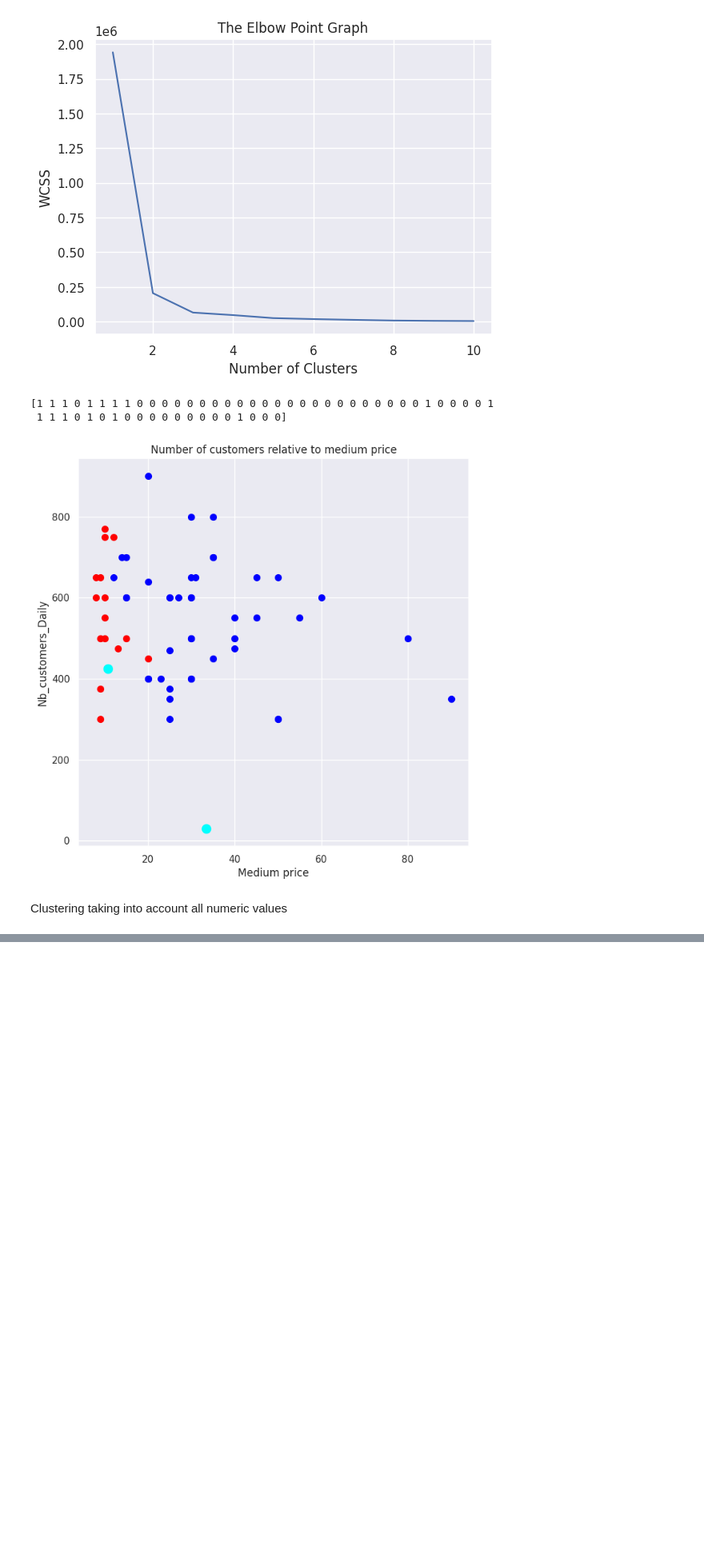
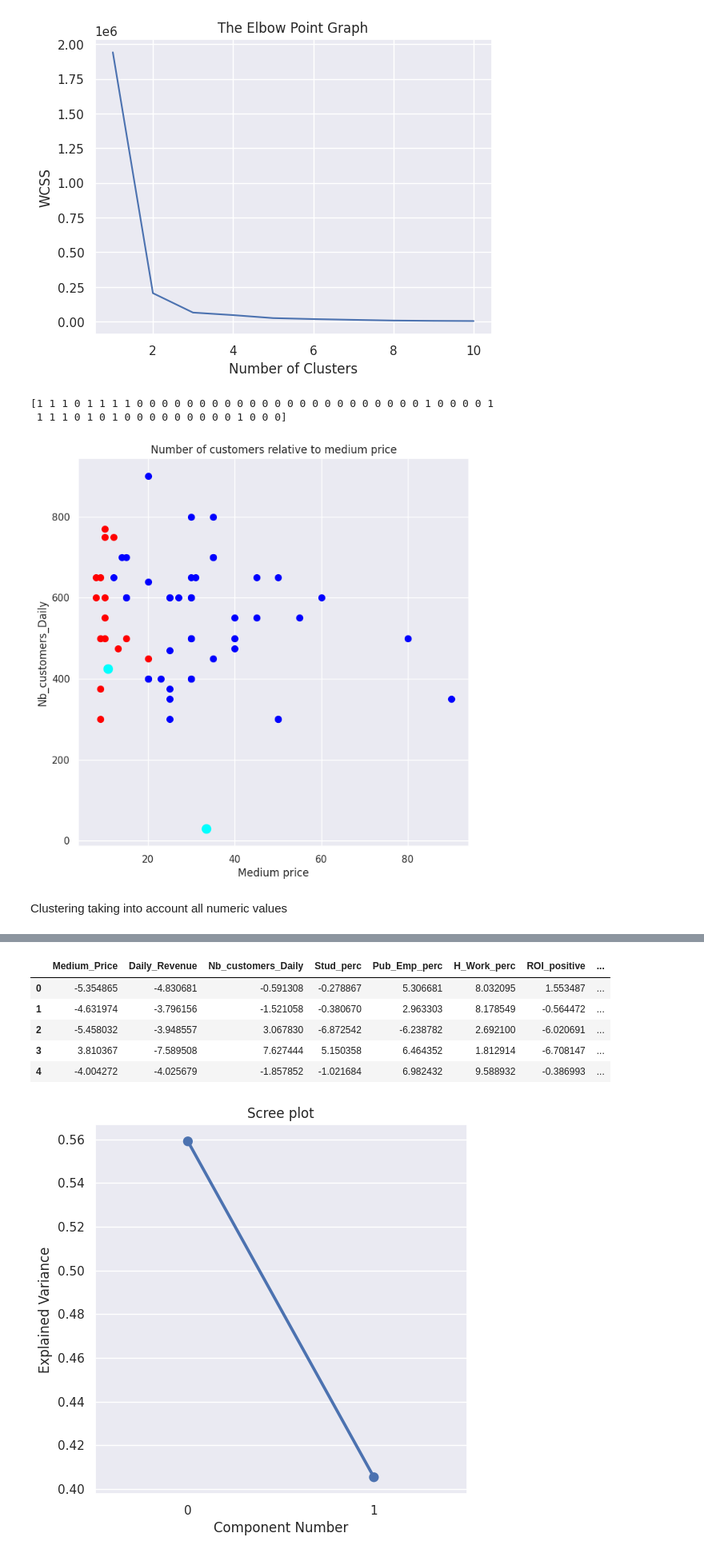
Before and after one commit to FarahOuesleti/Market_Research, a Jupyter notebook: Market_Research_Resto.ipynb, the cells around one changed output, grey strips where cells are left out. Shown at 80% size. Cells and saved outputs as stored; diff of their text form; code cells hidden in the pictures; blank space fills up the shorter version.

```diff
--- a/Market_Research_Resto.ipynb
+++ b/Market_Research_Resto.ipynb
@@ -345,0 +347,56 @@ plt.show()
+# %%
+# Append the principle components for each entry to the dataframe
+for i in range(0, pca_num_components):
+    df1['pca' + str(i + 1)] = reduced_data[:, i]
+
+display(df1.head())
+
+# Do a scree plot
+ind = np.arange(0, pca_num_components)
+(fig, ax) = plt.subplots(figsize=(6, 6))
+sns.pointplot(x=ind, y=pca.explained_variance_ratio_)
+ax.set_title('Scree plot')
+ax.set_xticks(ind)
+ax.set_xticklabels(ind)
+ax.set_xlabel('Component Number')
+ax.set_ylabel('Explained Variance')
+plt.show()
+
+# Show the points in terms of the first two PCs
+g = sns.lmplot(x='pca1',
+               y='pca2',
+               hue='ROI_positive',data=df1,
+               fit_reg=False,
+               scatter=True,
+               height=6)
+
+plt.show()
+
+# Plot a variable factor map for the first two dimensions.
+(fig, ax) = plt.subplots(figsize=(14, 14))
+for i in range(0, pca.components_.shape[1]):
+    ax.arrow(0,
+             0,  # Start the arrow at the origin
+             pca.components_[0, i],  #0 for PC1
+             pca.components_[1, i],  #1 for PC2
+             head_width=0.1,
+             head_length=0.1)
+
+    plt.text(pca.components_[0, i] + 0.05,
+             pca.components_[1, i] + 0.05,
+             df1.columns.values[i])
+
+
+an = np.linspace(0, 2 * np.pi, 100)
+plt.plot(np.cos(an), np.sin(an))  # Add a unit circle for scale
+plt.axis('equal')
+ax.set_title('Variable factor map')
+plt.show()
+# %% [output]
+|  | Medium_Price | Daily_Revenue | Nb_customers_Daily | Stud_perc | Pub_Emp_perc | H_Work_perc | ROI_positive | ... |
+| 0 | -5.354865 | -4.830681 | -0.591308 | -0.278867 | 5.306681 | 8.032095 | 1.553487 | ... |
+| 1 | -4.631974 | -3.796156 | -1.521058 | -0.380670 | 2.963303 | 8.178549 | -0.564472 | ... |
+| 2 | -5.458032 | -3.948557 | 3.067830 | -6.872542 | -6.238782 | 2.692100 | -6.020691 | ... |
+| 3 | 3.810367 | -7.589508 | 7.627444 | 5.150358 | 6.464352 | 1.812914 | -6.708147 | ... |
+| 4 | -4.004272 | -4.025679 | -1.857852 | -1.021684 | 6.982432 | 9.588932 | -0.386993 | ... |
+[figure, added]
```
Also changed, not shown: parts of 8 cells of this notebook.
